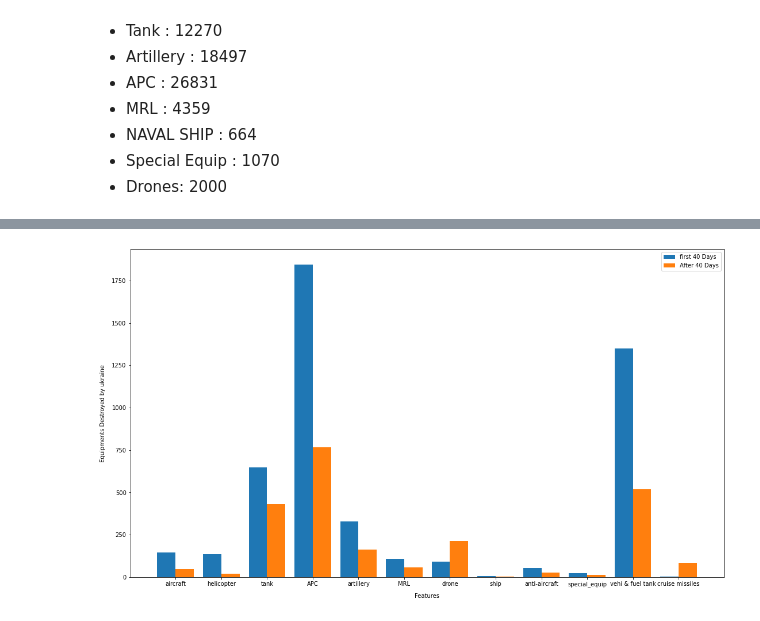
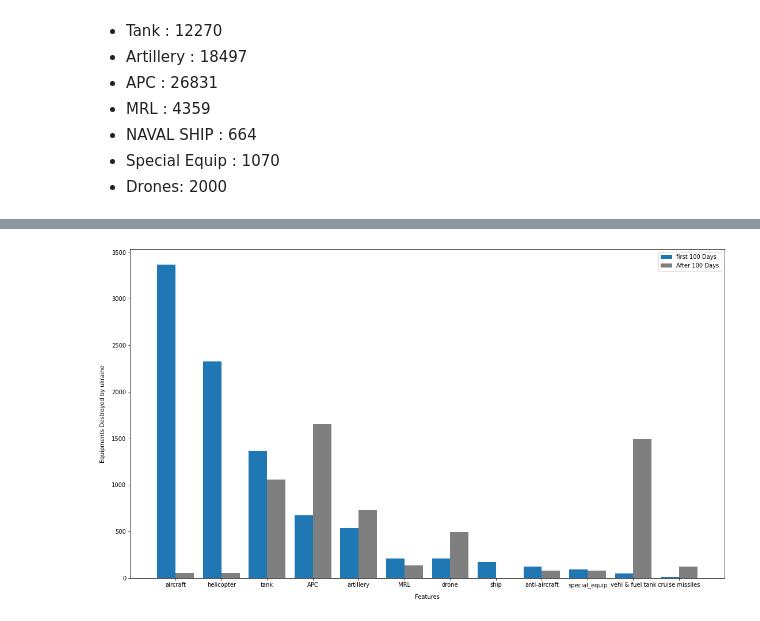
Before and after one commit to DhanushNarayanan7/Ukraine-Russia-Analysis, a Jupyter notebook: Ukraine_Russia_2022_Analysis.ipynb, the cells around one changed output, grey strips where cells are left out. Drawn from its saved outputs; the diff is of its cells as text; code cells hidden in the pictures.

```diff
--- a/Ukraine_Russia_2022_Analysis.ipynb
+++ b/Ukraine_Russia_2022_Analysis.ipynb
@@ -269,32 +251,33 @@ for (columnName_1, columnData_1)  in df.iteritems():
 # %%
 #First 25 days vs last remaining days  -  a bar to explore insights
 
 #plt.barh(df.day[24],df.aircraft[:24].cumsum())
 #plt.show()
 
 
 bar1_main=[]
 bar2_main=[]
 for (columnName, columnData)  in df.iteritems():
     X_axis = np.arange(len(needed_list))
     if columnName in needed_list:
-        bar1=columnData[:39].sum()
-        bar2=columnData[39:].sum()
+        bar1=columnData[:99].sum()
+        bar2=columnData[99:].sum()
         bar1_main.append(bar1)
         bar2_main.append(bar2)
 
-plt.bar(X_axis - 0.2, bar1_main , 0.4, label = 'first 40 Days')
-plt.bar(X_axis + 0.2, bar2_main , 0.4, label = 'After 40 Days')
+bar1_main.sort(reverse=True)
+plt.bar(X_axis - 0.2, bar1_main , 0.4, label = 'first 100 Days', color="tab:blue")
+plt.bar(X_axis + 0.2, bar2_main , 0.4, label = 'After 100 Days', color="tab:gray")
 plot_name=["aircraft","helicopter","tank","APC","artillery","MRL","drone","ship","anti-aircraft","special_equip","vehi & fuel tank","cruise missiles"]
 plt.xticks(X_axis, plot_name)
 fig = plt.gcf()
 fig.set_size_inches(18.5, 10.5)
 plt.legend()
 plt.xlabel("Features",labelpad=10)
 plt.ylabel("Equipments Destroyed by ukraine",labelpad=10)
 plt.show()
 # %% [output]
-[figure, old version]
+[figure, new version]
 # %%
 #Daily Total Loss of equipments
 #new_df=pd.read_csv('/kaggle/input/2022-ukraine-russian-war/russia_losses_equipment.csv')
```
Also changed, not shown: parts of 19 cells of this notebook.
